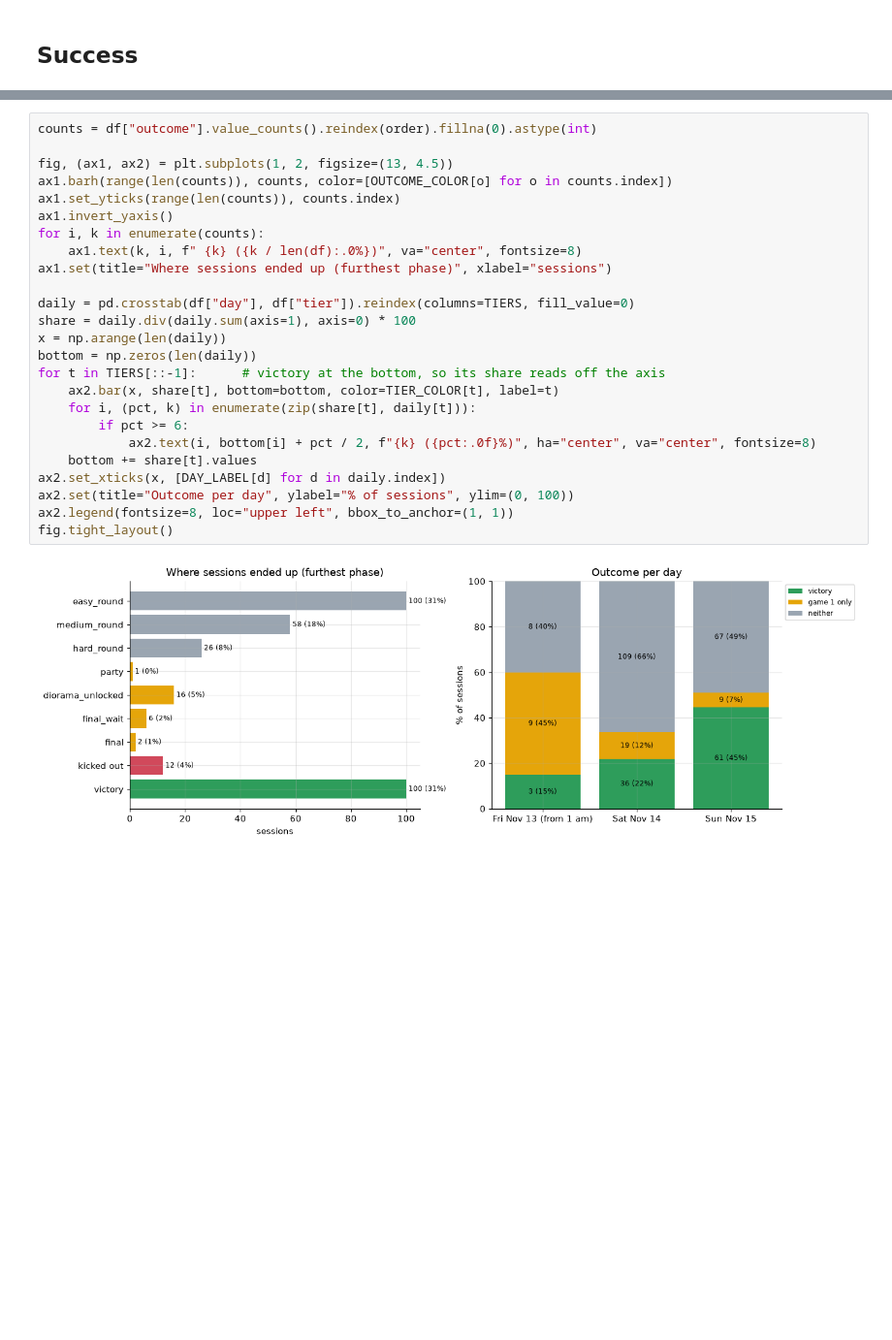
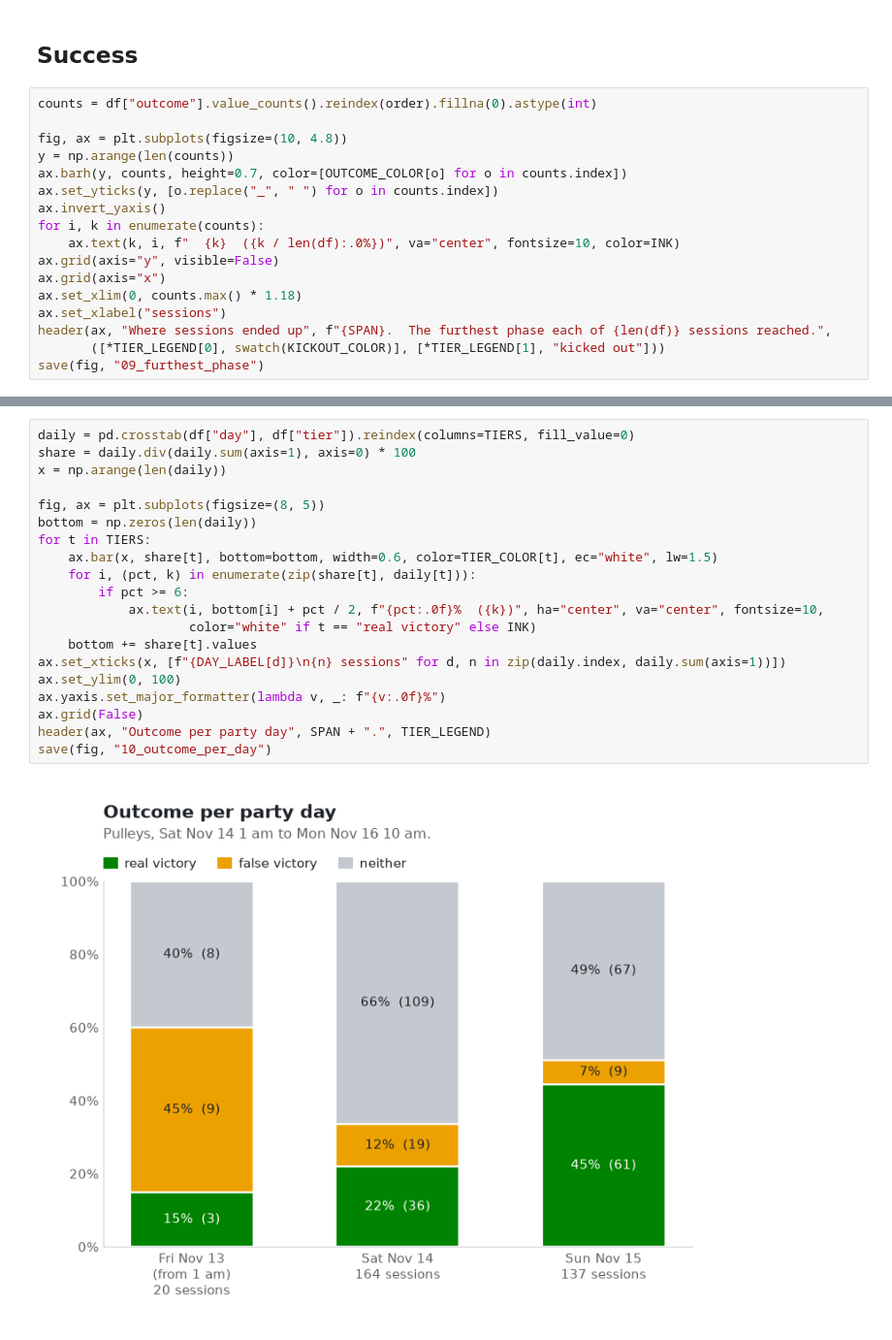
Before and after one commit to samcooler/pulleys, a Jupyter notebook: tools/play_analysis.ipynb, the cells around one changed output, grey strips where cells are left out. Shown at 97% size. Cells and saved outputs as stored; diff of their text form; blank space fills up the shorter version.

```diff
--- a/tools/play_analysis.ipynb
+++ b/tools/play_analysis.ipynb
@@ -283,2 +361,19 @@ fig.tight_layout()
 # %% [markdown]
 ## Success
+# %%
+counts = df["outcome"].value_counts().reindex(order).fillna(0).astype(int)
+
+fig, ax = plt.subplots(figsize=(10, 4.8))
+y = np.arange(len(counts))
+ax.barh(y, counts, height=0.7, color=[OUTCOME_COLOR[o] for o in counts.index])
+ax.set_yticks(y, [o.replace("_", " ") for o in counts.index])
+ax.invert_yaxis()
+for i, k in enumerate(counts):
+    ax.text(k, i, f"  {k}  ({k / len(df):.0%})", va="center", fontsize=10, color=INK)
+ax.grid(axis="y", visible=False)
+ax.grid(axis="x")
+ax.set_xlim(0, counts.max() * 1.18)
+ax.set_xlabel("sessions")
+header(ax, "Where sessions ended up", f"{SPAN}.  The furthest phase each of {len(df)} sessions reached.",
+       ([*TIER_LEGEND[0], swatch(KICKOUT_COLOR)], [*TIER_LEGEND[1], "kicked out"]))
+save(fig, "09_furthest_phase")
@@ -285,30 +382,25 @@ fig.tight_layout()
 # %%
-counts = df["outcome"].value_counts().reindex(order).fillna(0).astype(int)
-
-fig, (ax1, ax2) = plt.subplots(1, 2, figsize=(13, 4.5))
-ax1.barh(range(len(counts)), counts, color=[OUTCOME_COLOR[o] for o in counts.index])
-ax1.set_yticks(range(len(counts)), counts.index)
-ax1.invert_yaxis()
-for i, k in enumerate(counts):
-    ax1.text(k, i, f" {k} ({k / len(df):.0%})", va="center", fontsize=8)
-ax1.set(title="Where sessions ended up (furthest phase)", xlabel="sessions")
-
 daily = pd.crosstab(df["day"], df["tier"]).reindex(columns=TIERS, fill_value=0)
 share = daily.div(daily.sum(axis=1), axis=0) * 100
 x = np.arange(len(daily))
+
+fig, ax = plt.subplots(figsize=(8, 5))
 bottom = np.zeros(len(daily))
-for t in TIERS[::-1]:      # victory at the bottom, so its share reads off the axis
-    ax2.bar(x, share[t], bottom=bottom, color=TIER_COLOR[t], label=t)
+for t in TIERS:
+    ax.bar(x, share[t], bottom=bottom, width=0.6, color=TIER_COLOR[t], ec="white", lw=1.5)
     for i, (pct, k) in enumerate(zip(share[t], daily[t])):
         if pct >= 6:
-            ax2.text(i, bottom[i] + pct / 2, f"{k} ({pct:.0f}%)", ha="center", va="center", fontsize=8)
+            ax.text(i, bottom[i] + pct / 2, f"{pct:.0f}%  ({k})", ha="center", va="center", fontsize=10,
+                    color="white" if t == "real victory" else INK)
     bottom += share[t].values
-ax2.set_xticks(x, [DAY_LABEL[d] for d in daily.index])
-ax2.set(title="Outcome per day", ylabel="% of sessions", ylim=(0, 100))
-ax2.legend(fontsize=8, loc="upper left", bbox_to_anchor=(1, 1))
-fig.tight_layout()
+ax.set_xticks(x, [f"{DAY_LABEL[d]}\n{n} sessions" for d, n in zip(daily.index, daily.sum(axis=1))])
+ax.set_ylim(0, 100)
+ax.yaxis.set_major_formatter(lambda v, _: f"{v:.0f}%")
+ax.grid(False)
+header(ax, "Outcome per party day", SPAN + ".", TIER_LEGEND)
+save(fig, "10_outcome_per_day")
 # %% [output]
-[figure, old version]
+[figure, new version]
 # %%
 # Many sessions are one stray pull that times out in easy_round. Leaving those out:
 MIN_PULLS = 5
```
Also changed, not shown: parts of 19 cells of this notebook.
